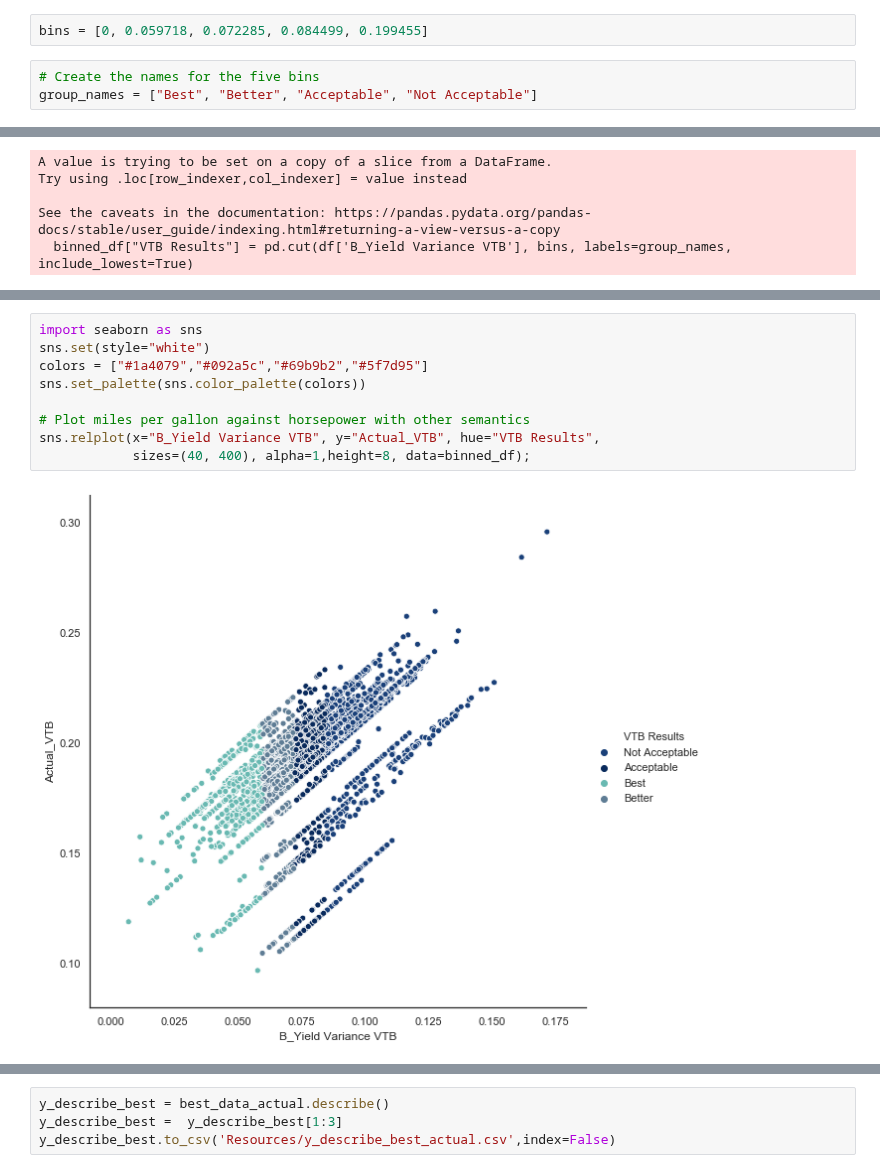
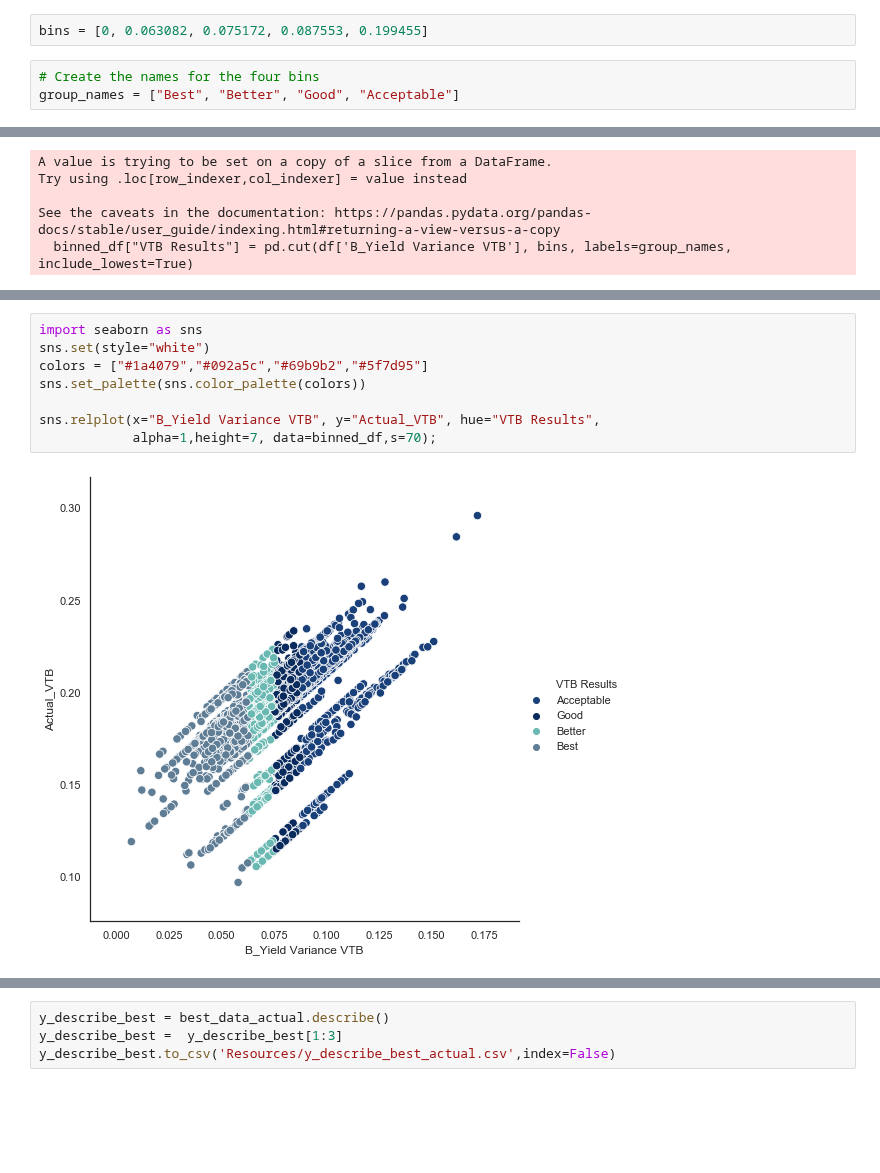
Before and after one commit to JPHebert32/MPO, a Jupyter notebook: data.ipynb, the cells around one changed output, grey strips where cells are left out. Drawn from its saved outputs; the diff is of its cells as text; blank space fills up the shorter version.

Commit message:
plot

```diff
--- a/data.ipynb
+++ b/data.ipynb
@@ -164,10 +158,10 @@ min         0.006980
 max         0.199455
 Name: B_Yield Variance VTB, dtype: float64
 # %%
-bins = [0, 0.059718, 0.072285, 0.084499, 0.199455]
+bins = [0, 0.063082, 0.075172, 0.087553, 0.199455]
 # %%
-# Create the names for the five bins
-group_names = ["Best", "Better", "Acceptable", "Not Acceptable"]
+# Create the names for the four bins
+group_names = ["Best", "Better", "Good", "Acceptable"]
 # %%
 y_values_df["VTB Results"] = pd.cut(df['B_Yield Variance VTB'], bins, labels=group_names, include_lowest=True)
 y_values_df.head()
@@ -208,14 +202,13 @@ binned_df
 # %%
 import seaborn as sns
 sns.set(style="white")
 colors = ["#1a4079","#092a5c","#69b9b2","#5f7d95"]
 sns.set_palette(sns.color_palette(colors))
 
-# Plot miles per gallon against horsepower with other semantics
 sns.relplot(x="B_Yield Variance VTB", y="Actual_VTB", hue="VTB Results",
-            sizes=(40, 400), alpha=1,height=8, data=binned_df);
+            alpha=1,height=7, data=binned_df,s=70);
 # %% [output]
-[figure, old version]
+[figure, new version]
 # %%
 best_data_actual = y_values_df[y_values_df["VTB Results"] == 'Best']
 pd.set_option('display.max_columns', None)
```
Also changed, not shown: parts of 21 cells of this notebook.
